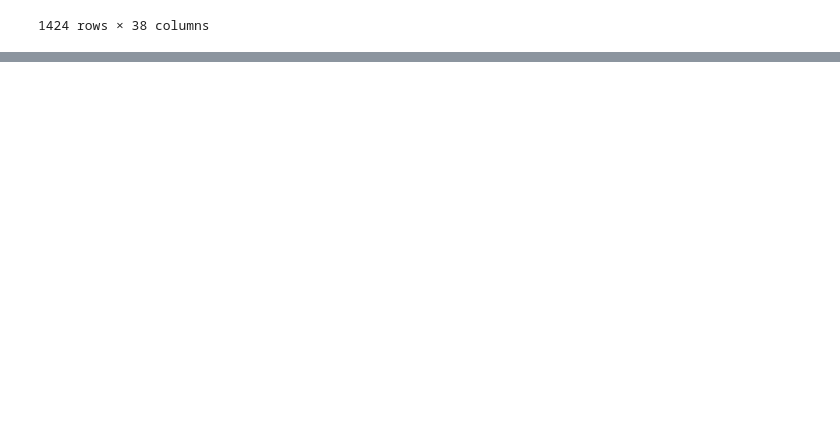
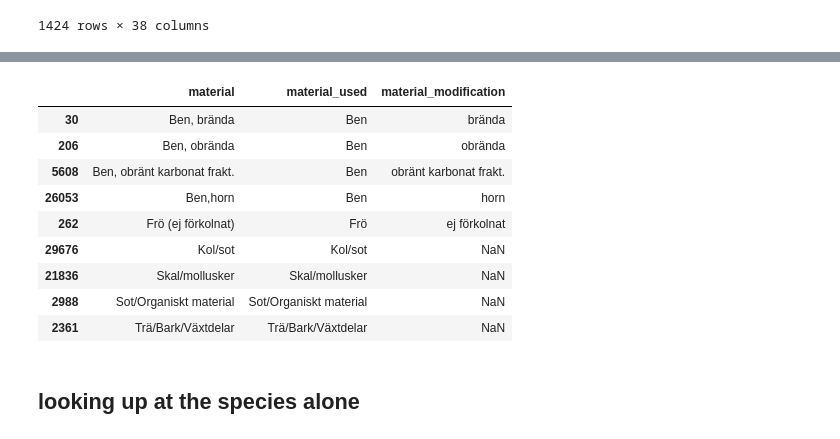
Before and after one commit to Br1CM/sead_strucke_data_cleaning, a Jupyter notebook: notebooks/explore.ipynb, the cells around one changed output, grey strips where cells are left out. Cells and saved outputs as stored; diff of their text form; code cells hidden in the pictures; blank space fills up the shorter version.

```diff
--- a/notebooks/explore.ipynb
+++ b/notebooks/explore.ipynb
@@ -552,0 +575,18 @@ same_raa_diff_site.sort_values(['raa_id', 'site_id'])
+# %%
+import re
+
+material_pattern = re.compile(r'^(?P<used>[^,(]+)\s*(?:,\s*(?P<mod_comma>.+)|\((?P<mod_paren>[^)]+)\))?$')
+
+def split_material(value):
+    if pd.isna(value):
+        return pd.Series({'material_used': pd.NA, 'material_modification': pd.NA})
+    match = material_pattern.match(value.strip())
+    if not match:
+        return pd.Series({'material_used': value.strip(), 'material_modification': pd.NA})
+    modification = match.group('mod_comma') or match.group('mod_paren')
+    return pd.Series({
+        'material_used': match.group('used').strip(),
+        'material_modification': modification.strip() if modification else pd.NA,
+    })
+
+df[['material_used', 'material_modification']] = df['material'].apply(split_material)
@@ -552,0 +613,17 @@ same_raa_diff_site.sort_values(['raa_id', 'site_id'])
+# %%
+has_modification = df['material_modification'].notna()
+has_slash = df['material'].str.contains('/', na=False)
+df[has_modification | has_slash][['material', 'material_used', 'material_modification']].drop_duplicates().sort_values('material')
+# %% [output]
+|  | material | material_used | material_modification |
+| 30 | Ben, brända | Ben | brända |
+| 206 | Ben, obrända | Ben | obrända |
+| 5608 | Ben, obränt karbonat frakt. | Ben | obränt karbonat frakt. |
+| 26053 | Ben,horn | Ben | horn |
+| 262 | Frö (ej förkolnat) | Frö | ej förkolnat |
+| 29676 | Kol/sot | Kol/sot | NaN |
+| 21836 | Skal/mollusker | Skal/mollusker | NaN |
+| 2988 | Sot/Organiskt material | Sot/Organiskt material | NaN |
+| 2361 | Trä/Bark/Växtdelar | Trä/Bark/Växtdelar | NaN |
+# %% [markdown]
+## looking up at the species alone
```
Also changed, not shown: parts of 5 cells of this notebook.
